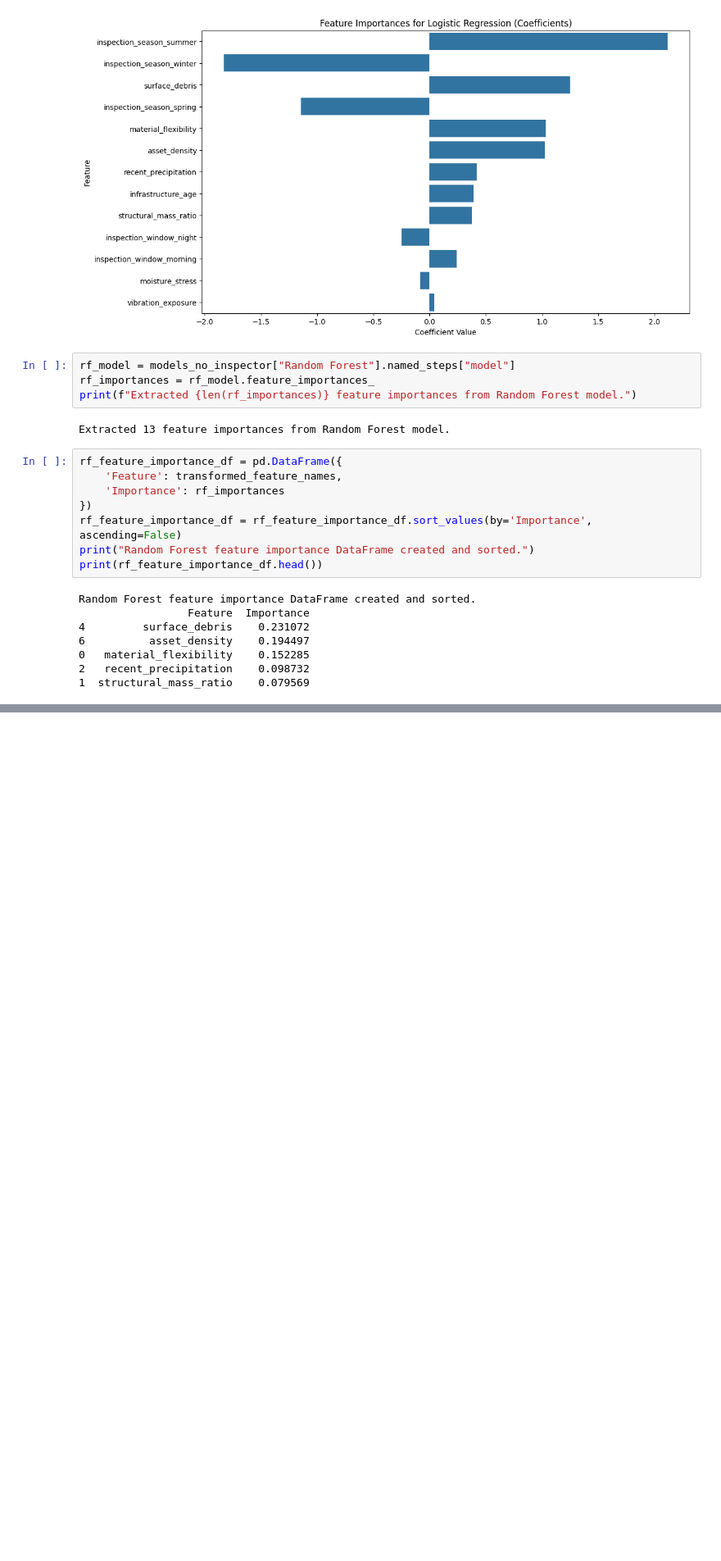
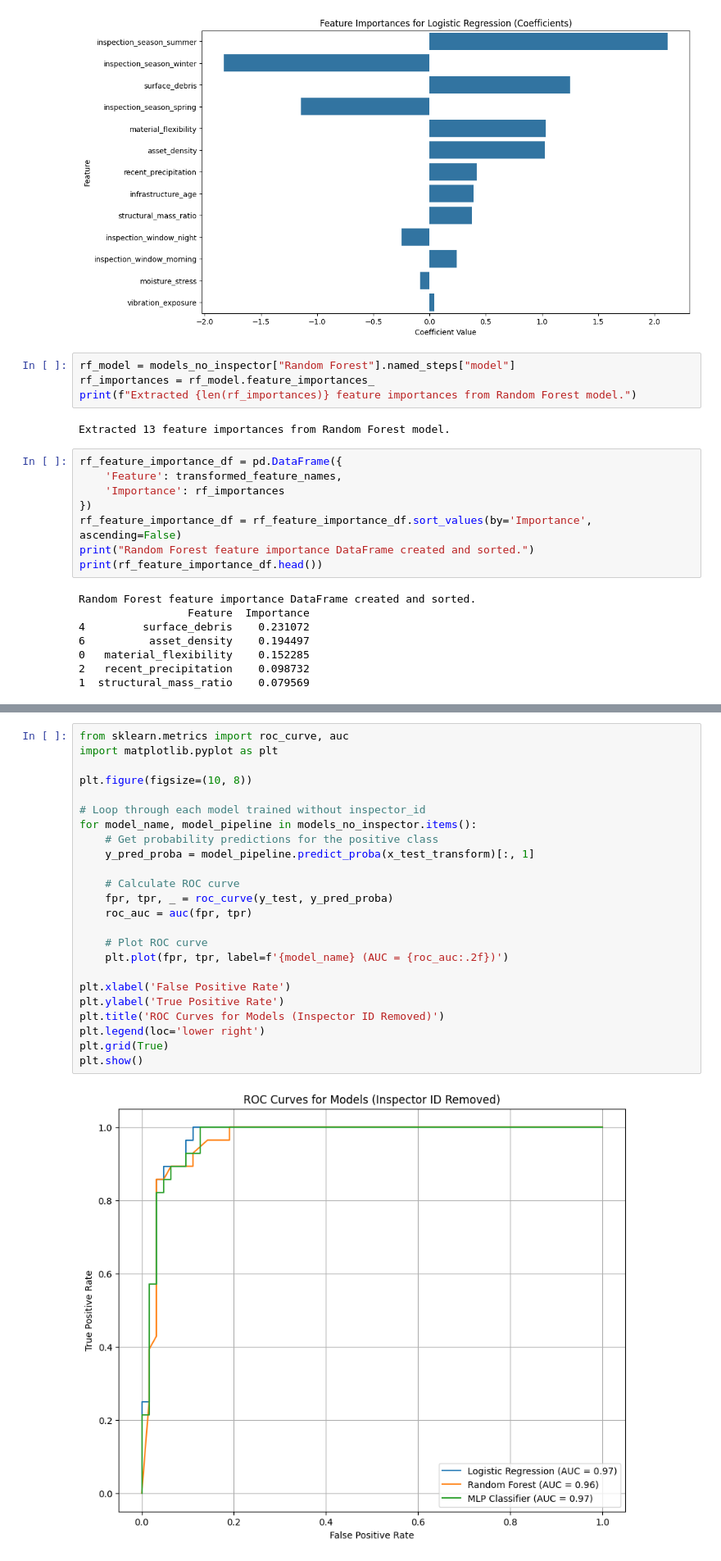
Before and after one commit to getrudechepkemoi00-ship-it/Machine-Learning-Assignment, a Jupyter notebook: 3549112_Assignment.ipynb, the cells around one changed output, grey strips where cells are left out. Shown at 82% size. Drawn from its saved outputs; the diff is of its cells as text; blank space fills up the shorter version.

```diff
--- a/3549112_Assignment.ipynb
+++ b/3549112_Assignment.ipynb
@@ -345,0 +357,26 @@ Random Forest feature importance DataFrame created and sorted.
+# %%
+from sklearn.metrics import roc_curve, auc
+import matplotlib.pyplot as plt
+
+plt.figure(figsize=(10, 8))
+
+# Loop through each model trained without inspector_id
+for model_name, model_pipeline in models_no_inspector.items():
+    # Get probability predictions for the positive class
+    y_pred_proba = model_pipeline.predict_proba(x_test_transform)[:, 1]
+
+    # Calculate ROC curve
+    fpr, tpr, _ = roc_curve(y_test, y_pred_proba)
+    roc_auc = auc(fpr, tpr)
+
+    # Plot ROC curve
+    plt.plot(fpr, tpr, label=f'{model_name} (AUC = {roc_auc:.2f})')
+
+plt.xlabel('False Positive Rate')
+plt.ylabel('True Positive Rate')
+plt.title('ROC Curves for Models (Inspector ID Removed)')
+plt.legend(loc='lower right')
+plt.grid(True)
+plt.show()
+# %% [output]
+[figure, added]
```
Also changed, not shown: parts of 10 cells of this notebook.
